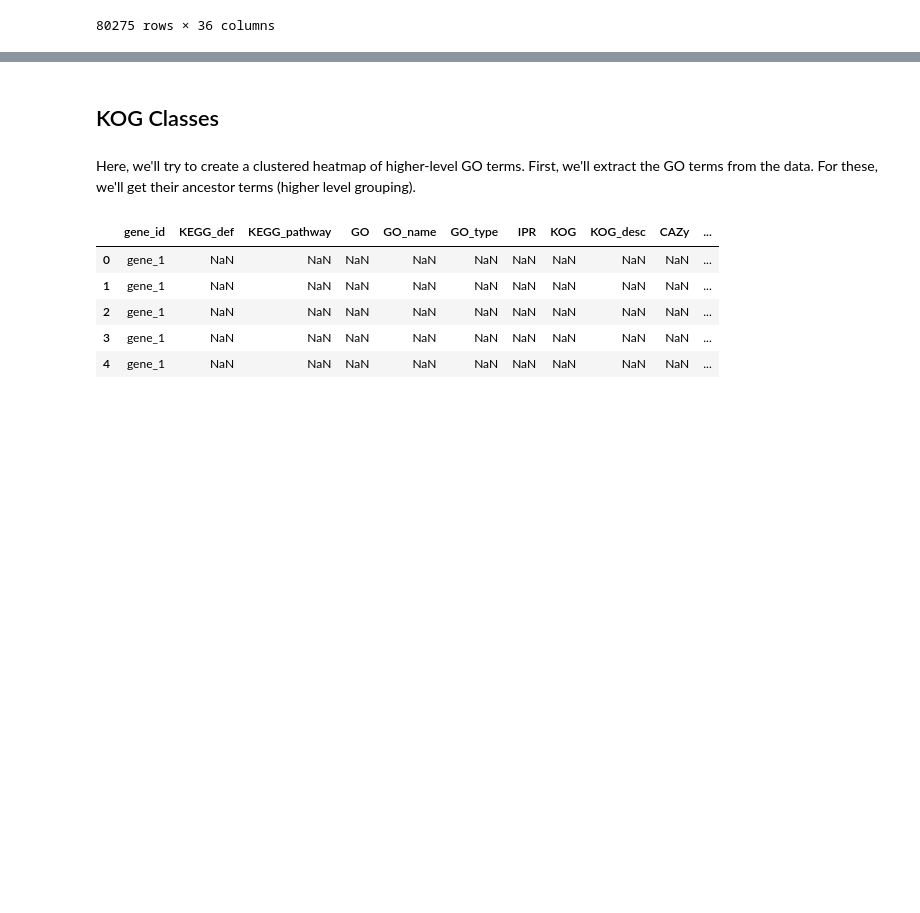
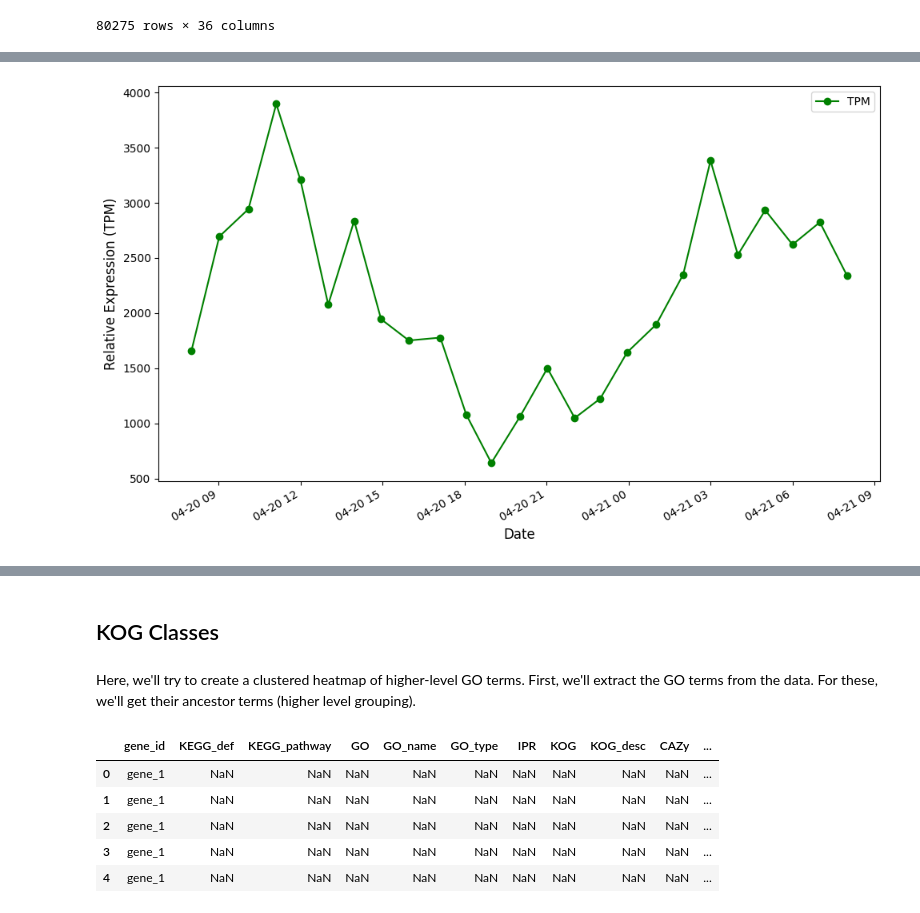
Before and after one commit to MichielPerneel/spring_campaign_2023, a Jupyter notebook: scripts/phaeocystis_pathway_analysis.ipynb, the cells around one changed output, grey strips where cells are left out. Drawn from its saved outputs; the diff is of its cells as text; code cells hidden in the pictures; blank space fills up the shorter version.

Commit message:
additional figures

```diff
--- a/scripts/phaeocystis_pathway_analysis.ipynb
+++ b/scripts/phaeocystis_pathway_analysis.ipynb
@@ -163,0 +164,18 @@ plt.show()
+# %%
+# Display the relative investment in photosynthesis-related pathways over time
+pathway_photo = data_KEGG[data_KEGG['KEGG_pathway'].str.contains('Photosynthesis')]
+
+# Sum the TPM values for photosynthesis-related pathways by date
+photo_pivot = pathway_photo.pivot_table(index='Date', values='TPM', aggfunc='sum', fill_value=0)
+
+# Save these sums for later analysis
+photo_pivot.to_csv('../data/phaglo1_mapping/gene_expression/photosynthesis_pathway_TPM_expression_over_time.csv')
+
+photo_pivot.plot(figsize=(10, 6), marker='o', color='green')
+plt.xlabel('Date', fontsize=12)
+plt.ylabel('Relative Expression (TPM)', fontsize=12)
+plt.tight_layout()
+#plt.savefig('photosynthesis_pathway_expression_over_time.png', dpi=300)
+plt.show()
+# %% [output]
+[figure, added]
```
Also changed, not shown: parts of 2 cells of this notebook, 3 other files.
